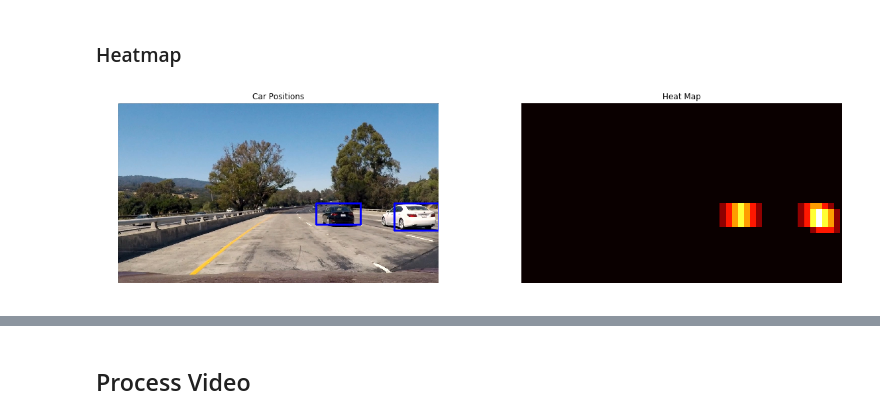
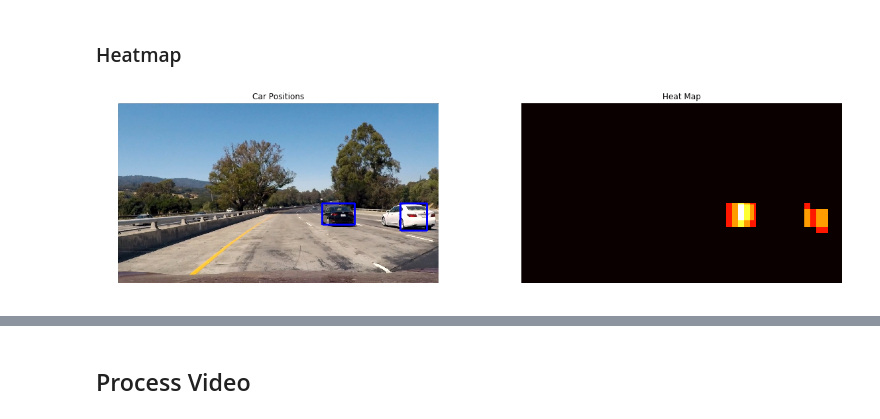
Before and after one commit to tkxiong/CarND-Vehicle-Detection, a Jupyter notebook: Vehicle Detection.ipynb, the cells around one changed output, grey strips where cells are left out. Cells and saved outputs as stored; diff of their text form; code cells hidden in the pictures.

```diff
--- a/Vehicle Detection.ipynb
+++ b/Vehicle Detection.ipynb
@@ -218,9 +220,9 @@ orient = 9
 pix_per_cell = 8
 cell_per_block = 2
 spatial_size= (32, 32)
-heat_threshold= 4 # 12
+heat_threshold = 1
 hog_channel = "ALL" # Can be 0, 1, 2, or "ALL" #ALL,0 best
-ystart_ystop_scale = [(405, 510, 1), (400, 600, 1.5), (500, 710, 2.5)]
+
 
 car_features = extract_features(car_images, cspace=colorspace, orient=orient,
                         pix_per_cell=pix_per_cell, cell_per_block=cell_per_block,
@@ -484,6 +489,12 @@ def add_heat(heatmap, bbox_list):
 
     # Return updated heatmap
     return heatmap# Iterate through list of bboxes
+
+def apply_threshold(heatmap, threshold):
+    # Zero out pixels below the threshold
+    heatmap[heatmap <= threshold] = 0
+    # Return thresholded map
+    return heatmap
 
 def draw_labeled_bboxes(img, labels):
     # Iterate through all detected cars
@@ -496,34 +507,36 @@ def draw_labeled_bboxes(img, labels):
         # Define a bounding box based on min/max x and y
         bbox = ((np.min(nonzerox), np.min(nonzeroy)), (np.max(nonzerox), np.max(nonzeroy)))
         # Draw the box on the image
         cv2.rectangle(img, bbox[0], (bbox[1][0]+10,bbox[1][1]-10), (0,0,255), 6)
     # Return the image
     return img
 
 
 # Using Subsampled HOG windows to get possible detections
 bbox_detection_list, detections, box_vis_list = find_cars(image, svc, X_scaler, orient, pix_per_cell, cell_per_block, spatial_size, hist_bins,ystart_ystop_scale)
 
 # Add heat to each box in box list
 heatmap = add_heat(blank, bbox_detection_list)
 
+heatmap = apply_threshold(heatmap , heat_threshold)
+
 # Find final boxes from heatmap using label function
 labels = label(heatmap)
 draw_img = draw_labeled_bboxes(np.copy(image), labels)
 
 fig = plt.figure(figsize = (20,5))
 plt.subplot(121)
 plt.imshow(draw_img)
 plt.title('Car Positions')
 plt.axis('off')
 plt.subplot(122)
 plt.imshow(heatmap, cmap='hot')
 plt.title('Heat Map')
 plt.axis('off')
 
 plt.savefig('output_images/heatmap.png')
 # %% [output]
-[figure, old version]
+[figure, new version]
 # %%
 ### Parameters
 spatial = 32
```
Also changed, not shown: parts of 9 cells of this notebook, 8 other files.
